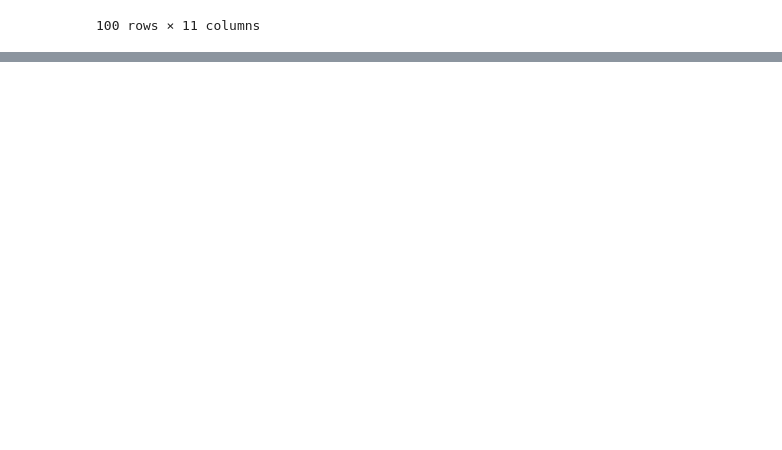
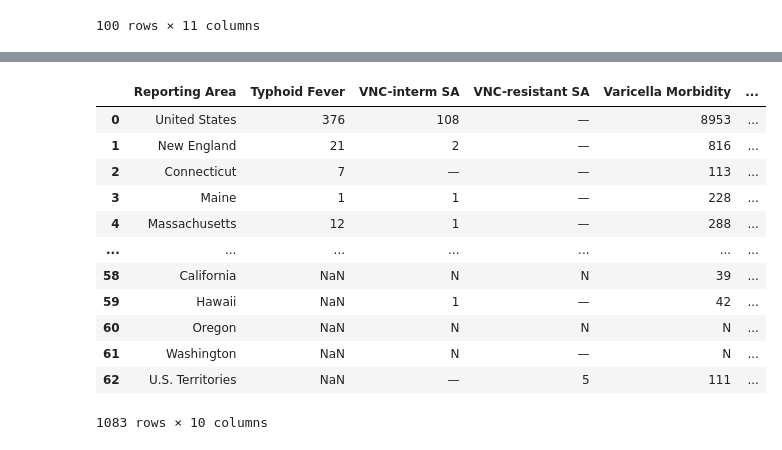
Before and after one commit to jared-roussel/chickenpox-vaccinations, a Jupyter notebook: main.ipynb, the cells around one changed output, grey strips where cells are left out. Cells and saved outputs as stored; diff of their text form; code cells hidden in the pictures; blank space fills up the shorter version.

```diff
--- a/main.ipynb
+++ b/main.ipynb
@@ -105,0 +187,7 @@ chickepox_df_filtered_NaN_df
+# %%
+#Create dataframes for each table and add a year column
+#2016
+df2016 = table_2016[0]
+df2016.columns = ["Reporting Area","Typhoid Fever","VNC-interm SA","VNC-resistant SA", "Varicella Morbidity","Varicella Mortality","Vibriosis Total","Vibriosis Confirmed","Vibriosis Probable"]
+df2016['Year'] = "2016"
+df2016.head()
@@ -105,0 +260,25 @@ chickepox_df_filtered_NaN_df
+# %%
+#Merge dataframes into one dataframe
+dataframes_list = [df2016, df2017, df2018, df2019]
+
+#new dataframe to store append result
+chickenpox_cases_df = pd.DataFrame()
+
+for df in dataframes_list:
+    chickenpox_cases_df = chickenpox_cases_df.append(dataframes_list)
+
+chickenpox_cases_df.head(-5)
+# %% [output]
+|  | Reporting Area | Typhoid Fever | VNC-interm SA | VNC-resistant SA | Varicella Morbidity | ... |
+| 0 | United States | 376 | 108 | — | 8953 | ... |
+| 1 | New England | 21 | 2 | — | 816 | ... |
+| 2 | Connecticut | 7 | — | — | 113 | ... |
+| 3 | Maine | 1 | 1 | — | 228 | ... |
+| 4 | Massachusetts | 12 | 1 | — | 288 | ... |
+| ... | ... | ... | ... | ... | ... | ... |
+| 58 | California | NaN | N | N | 39 | ... |
+| 59 | Hawaii | NaN | 1 | — | 42 | ... |
+| 60 | Oregon | NaN | N | N | N | ... |
+| 61 | Washington | NaN | N | — | N | ... |
+| 62 | U.S. Territories | NaN | — | 5 | 111 | ... |
+1083 rows × 10 columns
```
Also changed, not shown: parts of 19 cells of this notebook, 4 other files.
